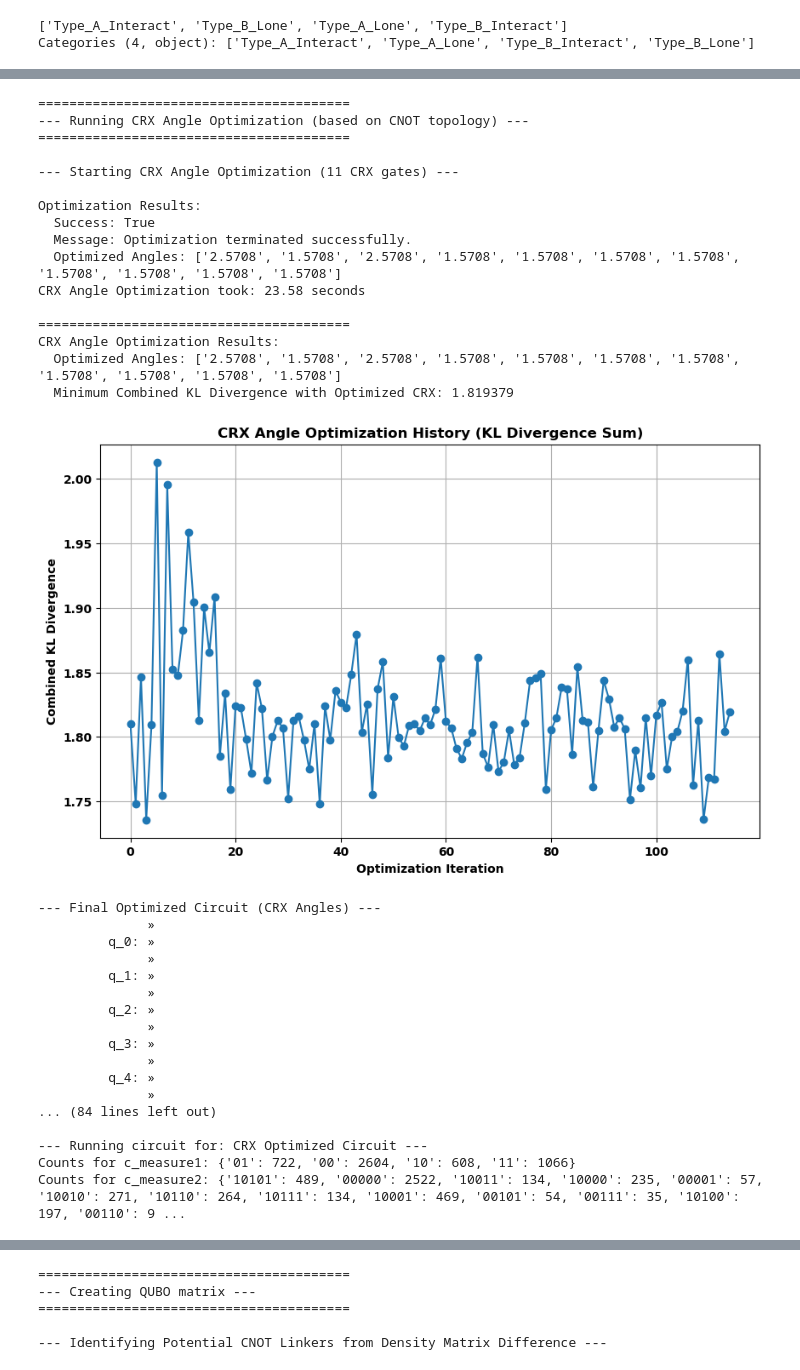
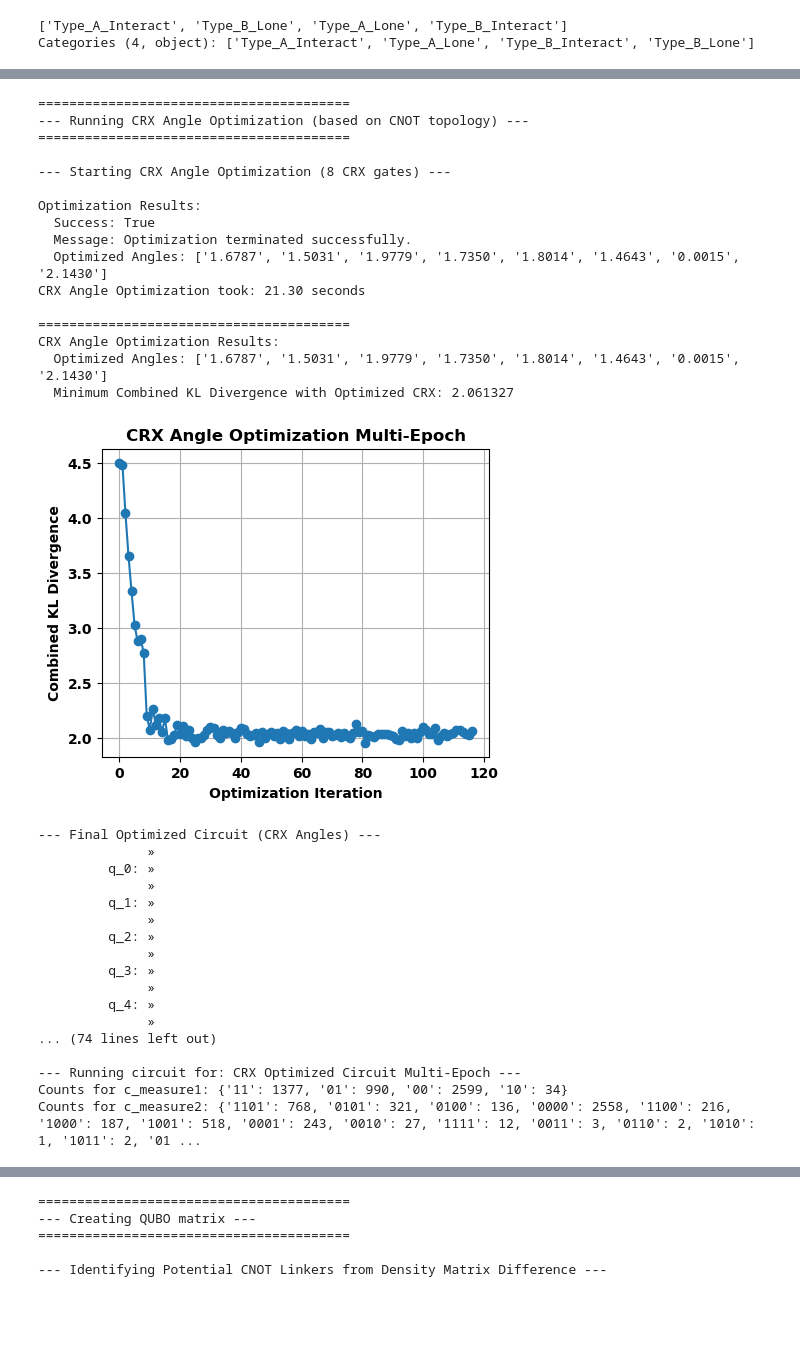
Before and after one commit to cailab-tamu/QuantumXCT, a Jupyter notebook: python/qxct_pred_classic_sim.ipynb, the cells around one changed output, grey strips where cells are left out. Drawn from its saved outputs; the diff is of its cells as text; code cells hidden in the pictures; blank space fills up the shorter version.

```diff
--- a/python/qxct_pred_classic_sim.ipynb
+++ b/python/qxct_pred_classic_sim.ipynb
@@ -29,6 +29,7 @@ adata.X seems to be already log-transformed.
 # Manual Targeted Setup
 # We want to trace the flow:
 # A (50) -> B (60 -> 70 -> 71, 72, 80) -> A (80 -> 90)
+# Note: Removing 70->72 for cleaner histograms
 
 # Sources: The genes initiating signals or regulation
 # The "Cause" List
@@ -42,7 +43,7 @@ gl_ct2 = [
     "Gene_60", # Target in B (Spatial)
     "Gene_70", # GRN in B (Internal)
     "Gene_71", # GRN in B (Internal)
-    "Gene_72", # GRN in B (Internal)
+    #"Gene_72", # GRN in B (Internal)
     "Gene_80", # Soruce in B
 ]
 # %%
@@ -613,6 +617,6 @@ plt.show()
 # %%
 from quantum_functions import find_cnot_candidates_from_state_diff
-thresh = 0.01
+thresh = 0.05
 # --- State and Density Matrix Analysis ---
 initial_cnot_config, stats = find_cnot_candidates_from_state_diff(
     normalized_joint_counts_ct1_mo, normalized_joint_counts_ct2_mo,
@@ -1009,7 +1018,6 @@ best_cnot_sequence, min_kl_sum = find_best_cnot_sequence_multi_epoch(
     nshots=5000,
     threshold = thresh,
     search_mode="pos",
-    search_unit="directional",
     kl_tol = 0.1
 )
 
@@ -1195,7 +1190,7 @@ optimized_crx_angles, min_kl_crx_optimized, crx_optimization_history = optimize_
     best_cnot_sequence, # Use the CNOT topology found by brute-force
     nshots=5000,
     opt_method='COBYLA', # Using L-BFGS-B COBYLA for angle optimization
-    initial_angle_value= np.pi*1/2 # Start angles at pi (CNOT equivalent) | pi/2 mixed
+    initial_angle_value= np.pi*0/2 # Start angles at pi (CNOT equivalent) | pi/2 mixed
 )
 
 print("\n" + "="*40)
@@ -1206,49 +1201,54 @@ print(f"  Minimum Combined KL Divergence with Optimized CRX: {min_kl_crx_optimiz
 
 # Plot the optimization history
 if crx_optimization_history:
-    plt.figure(figsize=(10, 6))
+    plt.figure(figsize=(5, 4))
     plt.plot(crx_optimization_history, marker='o', linestyle='-')
-    plt.title('CRX Angle Optimization History (KL Divergence Sum)')
+    plt.title('CRX Angle Optimization Multi-Epoch')
     plt.xlabel('Optimization Iteration')
     plt.ylabel('Combined KL Divergence')
     plt.grid(True)
+    plt.savefig('optimization_history_sim_multi_epoch.svg', format='svg')
     #plt.xticks(range(len(crx_optimization_history))) # Ensure all iterations are shown on x-axis
     plt.show()
     plt.close() # Close the figure to free memory
 
 
 # Construct and draw the final circuit with optimized CRX angles
 final_crx_optimized_circuit = add_crx_gates_and_measurements_to_circuit(
     concatenate_circuits_with_separate_measurements(circ1, circ2),
     circ1.num_qubits,
     best_cnot_sequence,
     optimized_crx_angles
 )
 print("\n--- Final Optimized Circuit (CRX Angles) ---")
 print(final_crx_optimized_circuit.draw('text'))
 
 # Plot histograms for the CRX optimized circuit
-measure_counts1, measure_counts2 = plot_measurement_histograms(final_crx_optimized_circuit, nshots=5000, title_prefix="CRX Optimized Circuit")
+measure_counts1, measure_counts2 = plot_measurement_histograms(final_crx_optimized_circuit, nshots=5000,
+                                                               title_prefix="CRX Optimized Circuit Multi-Epoch",
+                                                               figsize=(10, 5),
+                                                               #figure_save_name= "optimized_circ_nwise_hist.svg"
+                                                               )
 final_crx_optimized_circuit
-final_crx_optimized_circuit.draw(output="mpl", style="clifford", fold=40, scale=1.2)
+final_crx_optimized_circuit.draw(output="mpl", style="clifford", fold=40, scale=0.7, filename="optimized_circ_multi_epoch.svg")
 # %% [output]
 ========================================
 --- Running CRX Angle Optimization (based on CNOT topology) ---
 ========================================
 
---- Starting CRX Angle Optimization (11 CRX gates) ---
+--- Starting CRX Angle Optimization (8 CRX gates) ---
 
 Optimization Results:
   Success: True
   Message: Optimization terminated successfully.
-  Optimized Angles: ['2.5708', '1.5708', '2.5708', '1.5708', '1.5708', '1.5708', '1.5708', '1.5708', '1.5708', '1.5708', '1.5708']
-CRX Angle Optimization took: 23.58 seconds
+  Optimized Angles: ['1.6787', '1.5031', '1.9779', '1.7350', '1.8014', '1.4643', '0.0015', '2.1430']
+CRX Angle Optimization took: 21.30 seconds
 
 ========================================
 CRX Angle Optimization Results:
-  Optimized Angles: ['2.5708', '1.5708', '2.5708', '1.5708', '1.5708', '1.5708', '1.5708', '1.5708', '1.5708', '1.5708', '1.5708']
-  Minimum Combined KL Divergence with Optimized CRX: 1.819379
+  Optimized Angles: ['1.6787', '1.5031', '1.9779', '1.7350', '1.8014', '1.4643', '0.0015', '2.1430']
+  Minimum Combined KL Divergence with Optimized CRX: 2.061327
-[figure, old version]
+[figure, new version]
 --- Final Optimized Circuit (CRX Angles) ---
               »
          q_0: »
@@ -1261,8 +1261,8 @@ CRX Angle Optimization Results:
               »
          q_4: »
               »
-... (84 lines left out)
+... (74 lines left out)
 
---- Running circuit for: CRX Optimized Circuit ---
-Counts for c_measure1: {'01': 722, '00': 2604, '10': 608, '11': 1066}
-Counts for c_measure2: {'10101': 489, '00000': 2522, '10011': 134, '10000': 235, '00001': 57, '10010': 271, '10110': 264, '10111': 134, '10001': 469, '00101': 54, '00111': 35, '10100': 197, '00110': 9 ...
+--- Running circuit for: CRX Optimized Circuit Multi-Epoch ---
+Counts for c_measure1: {'11': 1377, '01': 990, '00': 2599, '10': 34}
+Counts for c_measure2: {'1101': 768, '0101': 321, '0100': 136, '0000': 2558, '1100': 216, '1000': 187, '1001': 518, '0001': 243, '0010': 27, '1111': 12, '0011': 3, '0110': 2, '1010': 1, '1011': 2, '01 ...
```
Also changed, not shown: parts of 24 cells of this notebook.
